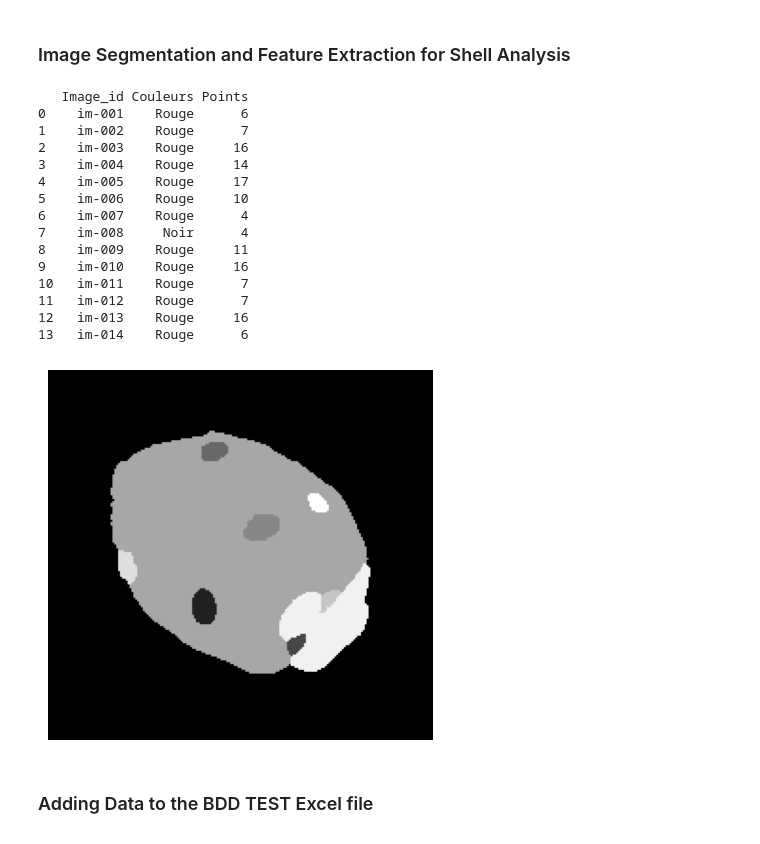
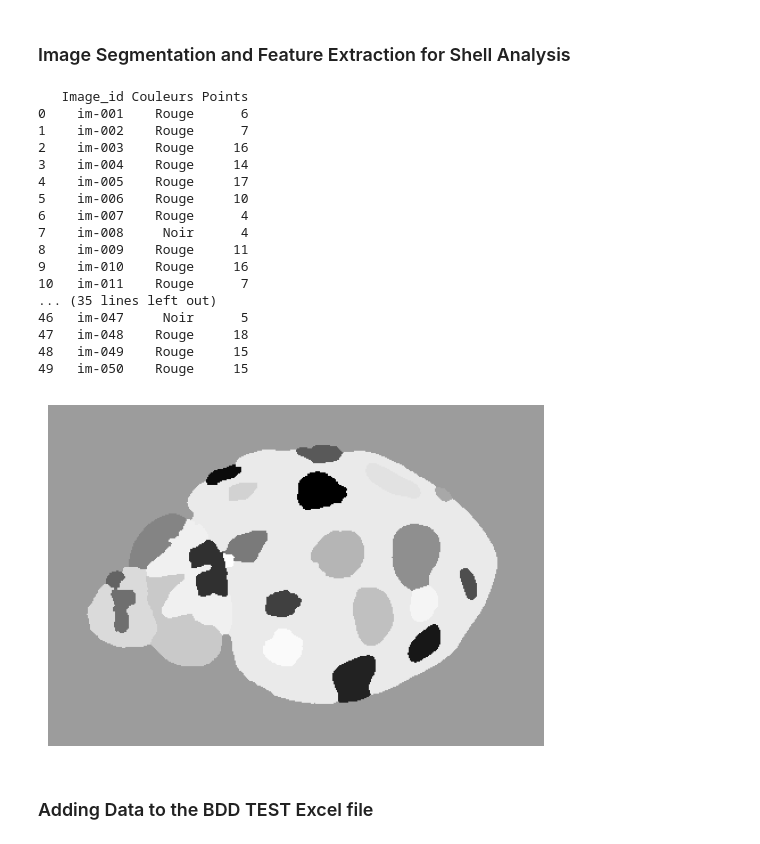
Before and after one commit to Nimzonimzo/Ladybug_Project_ISEP, a Jupyter notebook: BRADLEY-FERRANDIS.ipynb, the cells around one changed output. Drawn from its saved outputs; the diff is of its cells as text; code cells hidden in the pictures.

Commit message:
Prediction launched with 50 ladybug images this time

```diff
--- a/BRADLEY-FERRANDIS.ipynb
+++ b/BRADLEY-FERRANDIS.ipynb
@@ -391,7 +391,7 @@ df = pd.DataFrame(columns=['Image_id','Couleurs','Points'])
 
 backgroundless_images = []
 
-for x in range(1,15):
+for x in range(1,51):
     # print(x)
     seg_name = 'test/im-'+add_zeros(x)+'_seg.png'
     image_name = 'test/im-'+add_zeros(x)+'_im.png'
@@ -438,37 +438,39 @@ for x in range(1,15):
         cv2.imshow('BACKGROUNDLESS', backgroundless)
         cv2.imshow('MASQUE AVANT INVERT', mask_carapace)
         cv2.imshow('MASQUE INVERT ', invertmask)
         cv2.waitKey(0)
         cv2.destroyAllWindows()
 
     # Erode the inverted mask and find contours
     contours,pts = erode(invertmask,False)
 
 
 
     # Create a new row to append
     new_row = pd.DataFrame({'Image_id' : ['im-'+add_zeros(x)] ,'Points': [pts],'Couleurs': [find_avgcolor(masked_image,mask_carapace)]})
     # Append the new row to the data frame
     df = df.append(new_row, ignore_index=True)
 
 print(df)
 # %% [output]
    Image_id Couleurs Points
 0    im-001    Rouge      6
 1    im-002    Rouge      7
 2    im-003    Rouge     16
 3    im-004    Rouge     14
 4    im-005    Rouge     17
 5    im-006    Rouge     10
 6    im-007    Rouge      4
 7    im-008     Noir      4
 8    im-009    Rouge     11
 9    im-010    Rouge     16
 10   im-011    Rouge      7
-11   im-012    Rouge      7
-12   im-013    Rouge     16
-13   im-014    Rouge      6
+... (35 lines left out)
+46   im-047     Noir      5
+47   im-048    Rouge     18
+48   im-049    Rouge     15
+49   im-050    Rouge     15
-[figure, old version]
+[figure, new version]
 # %% [markdown]
 ### Adding Data to the BDD TEST Excel file
 # %%
```
Also changed, not shown: parts of 5 cells of this notebook, 3 other files.
